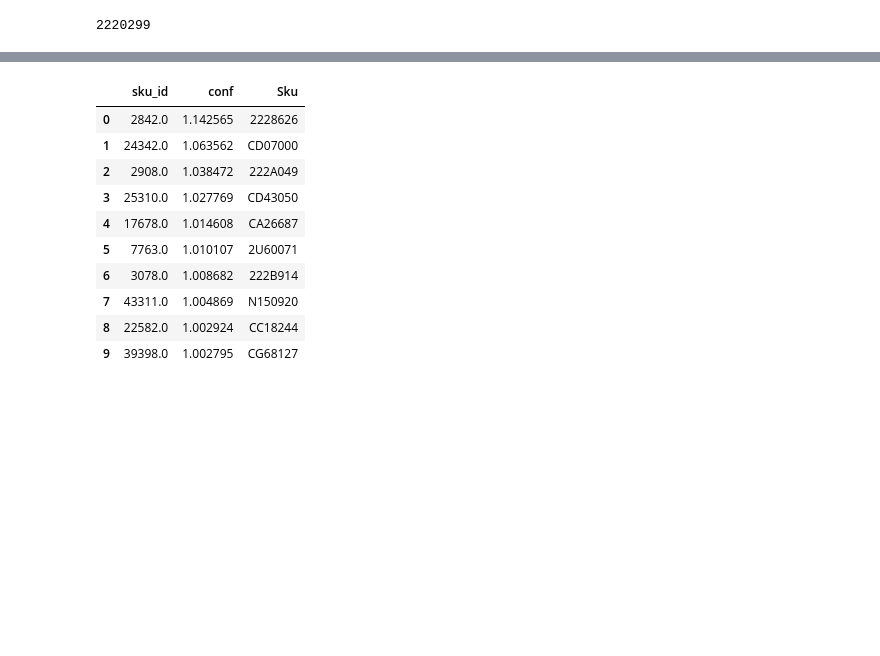
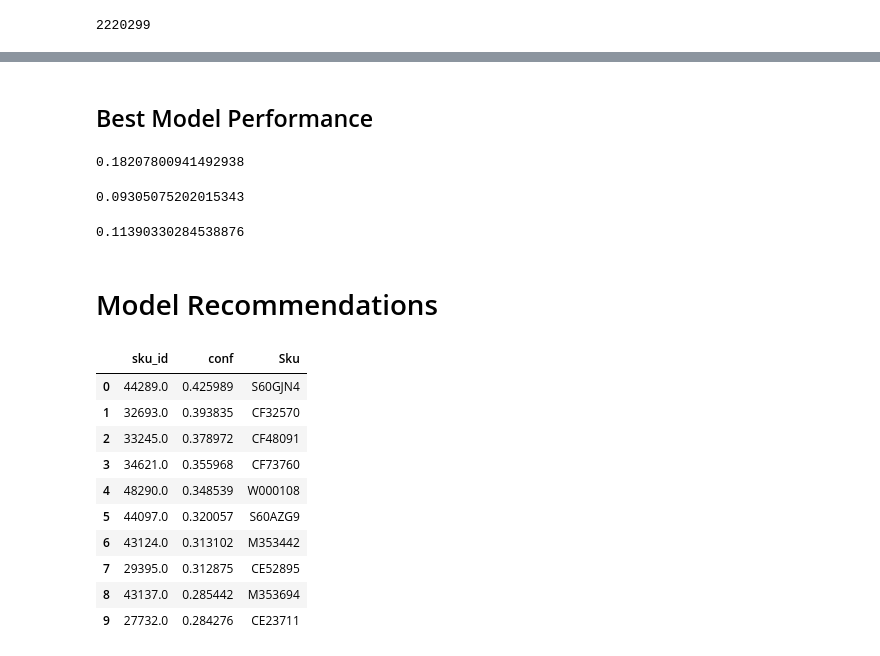
Before and after one commit to vincm1/RecSys_Implicit, a Jupyter notebook: Alternating_Least_Squares_(ALS).ipynb, the cells around one changed output, grey strips where cells are left out. Drawn from its saved outputs; the diff is of its cells as text; code cells hidden in the pictures; blank space fills up the shorter version.

```diff
--- a/Alternating_Least_Squares_(ALS).ipynb
+++ b/Alternating_Least_Squares_(ALS).ipynb
@@ -159,0 +155,4 @@ sparse_item_user
+# %%
+y = leave_k_out_split(sparse_user_item, K=1)
+sparse_user_item_train = y[0]
+sparse_user_item_test = y[1]
@@ -160,39 +161,61 @@ sparse_item_user
+# %%
+factors = 128
+regularization = 0.01
+iterations= 10
+calculate_training_loss=True
 # %%
-model = implicit.als.AlternatingLeastSquares(factors=20, regularization=0.1, iterations=20)
+model = implicit.als.AlternatingLeastSquares(factors=factors, regularization=regularization, iterations=iterations)
 # %%
 alpha_val = 40
-data_conf = (sparse_user_item * alpha_val).astype('float')
-
+data_conf = (sparse_user_item_train * alpha_val).astype('float')
 
 model.fit(data_conf)
+# %% [markdown]
+## Best Model Performance
+# %%
+precision_als = precision_at_k(model, sparse_user_item_train, sparse_user_item_test, K=10, num_threads=10)
+precision_als
+# %% [output]
+0.18207800941492938
+# %%
+mean_precision_k = mean_average_precision_at_k(model, sparse_user_item_train, sparse_user_item_test, K=10, num_threads=10)
+mean_precision_k
+# %% [output]
+0.09305075202015343
+# %%
+ndcg = ndcg_at_k(model, sparse_user_item_train, sparse_user_item_test, show_progress=True, K=10, num_threads=10)
+ndcg
+# %% [output]
+0.11390330284538876
+# %% [markdown]
+# Model Recommendations
 # %%
-# Assuming you want recommendations for user with ID 10
-user_id = 899
-
+ # Assuming you want recommendations for user with ID 10
+user_id = 7010
 # Get the row of the user from the sparse_user_item matrix
 user_row = sparse_user_item[user_id]
 # Reshape the user_row to have 1 row per user
 user_items = np.reshape(user_row, (1, -1))
 
 # Now you can call the recommend function
 recommended = model.recommend(user_id, user_items, N=10, filter_already_liked_items=True)
 rec_tab = pd.DataFrame(recommended)
 rec_tab = rec_tab.T.rename(columns={0:"sku_id", 1:"conf"})
 rec_tab = rec_tab.merge(skus, on="sku_id", how="left")
 rec_tab
 rec_tab
 # %% [output]
 |  | sku_id | conf | Sku |
-| 0 | 2842.0 | 1.142565 | 2228626 |
-| 1 | 24342.0 | 1.063562 | CD07000 |
-| 2 | 2908.0 | 1.038472 | 222A049 |
-| 3 | 25310.0 | 1.027769 | CD43050 |
-| 4 | 17678.0 | 1.014608 | CA26687 |
-| 5 | 7763.0 | 1.010107 | 2U60071 |
-| 6 | 3078.0 | 1.008682 | 222B914 |
-| 7 | 43311.0 | 1.004869 | N150920 |
-| 8 | 22582.0 | 1.002924 | CC18244 |
-| 9 | 39398.0 | 1.002795 | CG68127 |
+| 0 | 44289.0 | 0.425989 | S60GJN4 |
+| 1 | 32693.0 | 0.393835 | CF32570 |
+| 2 | 33245.0 | 0.378972 | CF48091 |
+| 3 | 34621.0 | 0.355968 | CF73760 |
+| 4 | 48290.0 | 0.348539 | W000108 |
+| 5 | 44097.0 | 0.320057 | S60AZG9 |
+| 6 | 43124.0 | 0.313102 | M353442 |
+| 7 | 29395.0 | 0.312875 | CE52895 |
+| 8 | 43137.0 | 0.285442 | M353694 |
+| 9 | 27732.0 | 0.284276 | CE23711 |
 # %%
 #Get similar items
 item_id = 7
```
Also changed, not shown: parts of 32 cells of this notebook.
